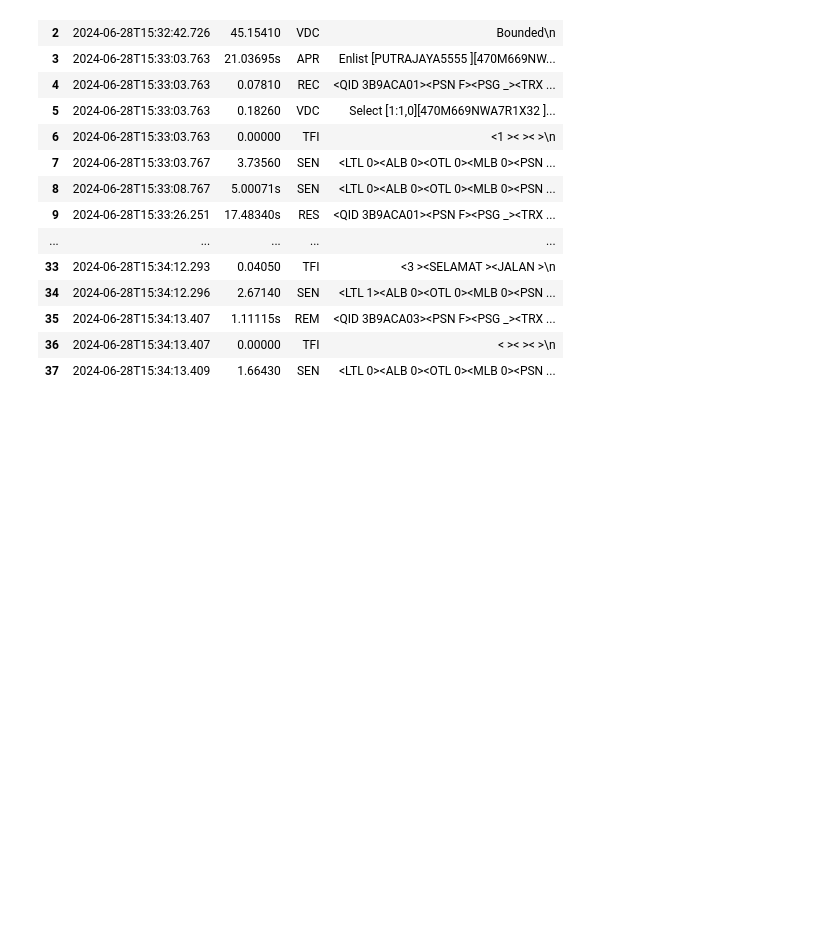
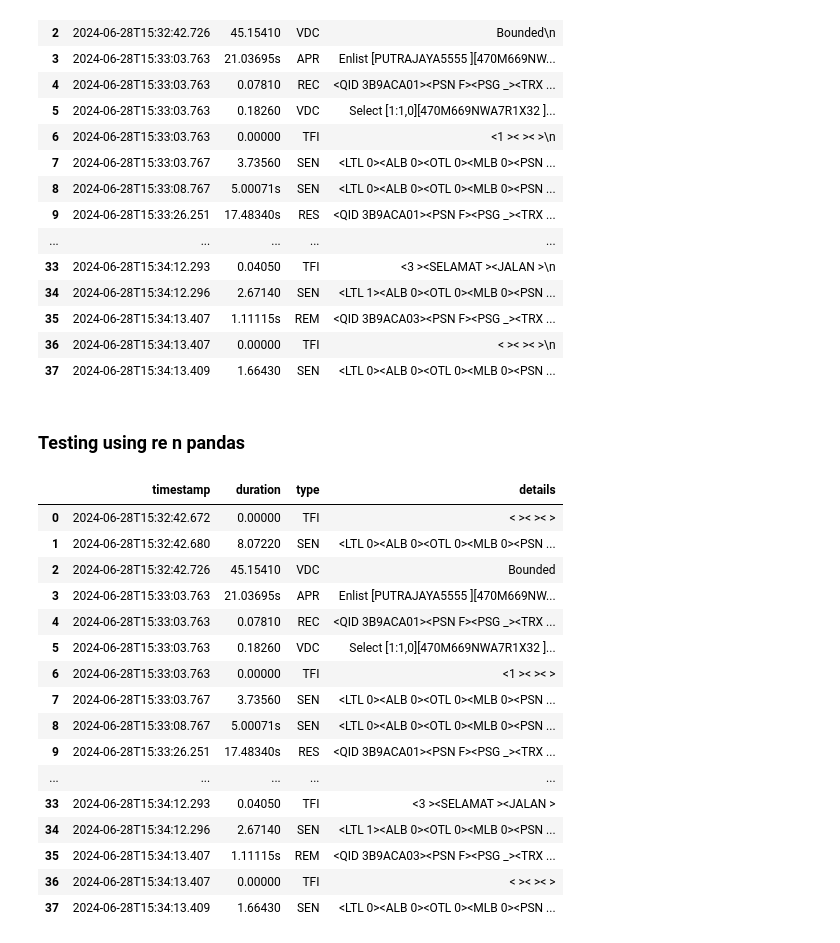
Before and after one commit to afiqrosdi260/study_parse_log, a Jupyter notebook: log-parse-table.ipynb, the cells around one changed output. Saved outputs shown, nothing was run; the diff lists cells and outputs as text; code cells hidden in the pictures; blank space fills up the shorter version.

```diff
--- a/log-parse-table.ipynb
+++ b/log-parse-table.ipynb
@@ -65,3 +60,5 @@ df
 | 35 | 2024-06-28T15:34:13.407 | 1.11115s | REM | <QID 3B9ACA03><PSN F><PSG _><TRX ... |
 | 36 | 2024-06-28T15:34:13.407 | 0.00000 | TFI | < >< >< >\n |
 | 37 | 2024-06-28T15:34:13.409 | 1.66430 | SEN | <LTL 0><ALB 0><OTL 0><MLB 0><PSN ... |
+# %% [markdown]
+### Testing using re n pandas
@@ -67,0 +69,47 @@ df
+# %%
+# Define the log format with a regular expression
+log_regex = re.compile(
+    r'^(?P<timestamp>\S+)\s+(?P<duration>\S+)\s+(?P<type>\S+)\s+(?P<details>.+)$'
+)
+
+# Initialize a list to store parsed log entries
+log_collection = []
+log_file_path = 'C:/Users/afiqhusaini.rosdi/OneDrive - PLUS MALAYSIA BERHAD/Documents/Working_Projects/study_parse_log/LCS0001.LOG'
+
+# Read the log file
+with open(log_file_path, 'r') as log_file:
+    log_file_lines = log_file.readlines()
+
+# Process each log line
+for line in log_file_lines:
+    match = log_regex.match(line)
+    if match:
+        # If the line matches the regex, extract data into a dictionary
+        log_data = match.groupdict()
+        log_collection.append(log_data)
+    else:
+        print(f"Line does not match format: {line}")
+
+# Convert to Pandas DataFrame
+df = pd.DataFrame(log_collection)
+
+# Show the DataFrame
+df
+# %% [output]
+|  | timestamp | duration | type | details |
+| 0 | 2024-06-28T15:32:42.672 | 0.00000 | TFI | < >< >< > |
+| 1 | 2024-06-28T15:32:42.680 | 8.07220 | SEN | <LTL 0><ALB 0><OTL 0><MLB 0><PSN ... |
+| 2 | 2024-06-28T15:32:42.726 | 45.15410 | VDC | Bounded |
+| 3 | 2024-06-28T15:33:03.763 | 21.03695s | APR | Enlist [PUTRAJAYA5555 ][470M669NW... |
+| 4 | 2024-06-28T15:33:03.763 | 0.07810 | REC | <QID 3B9ACA01><PSN F><PSG _><TRX ... |
+| 5 | 2024-06-28T15:33:03.763 | 0.18260 | VDC | Select [1:1,0][470M669NWA7R1X32 ]... |
+| 6 | 2024-06-28T15:33:03.763 | 0.00000 | TFI | <1 >< >< > |
+| 7 | 2024-06-28T15:33:03.767 | 3.73560 | SEN | <LTL 0><ALB 0><OTL 0><MLB 0><PSN ... |
+| 8 | 2024-06-28T15:33:08.767 | 5.00071s | SEN | <LTL 0><ALB 0><OTL 0><MLB 0><PSN ... |
+| 9 | 2024-06-28T15:33:26.251 | 17.48340s | RES | <QID 3B9ACA01><PSN F><PSG _><TRX ... |
+| ... | ... | ... | ... | ... |
+| 33 | 2024-06-28T15:34:12.293 | 0.04050 | TFI | <3 ><SELAMAT ><JALAN > |
+| 34 | 2024-06-28T15:34:12.296 | 2.67140 | SEN | <LTL 1><ALB 0><OTL 0><MLB 0><PSN ... |
+| 35 | 2024-06-28T15:34:13.407 | 1.11115s | REM | <QID 3B9ACA03><PSN F><PSG _><TRX ... |
+| 36 | 2024-06-28T15:34:13.407 | 0.00000 | TFI | < >< >< > |
+| 37 | 2024-06-28T15:34:13.409 | 1.66430 | SEN | <LTL 0><ALB 0><OTL 0><MLB 0><PSN ... |
```
Also changed, not shown: parts of 7 cells of this notebook.
